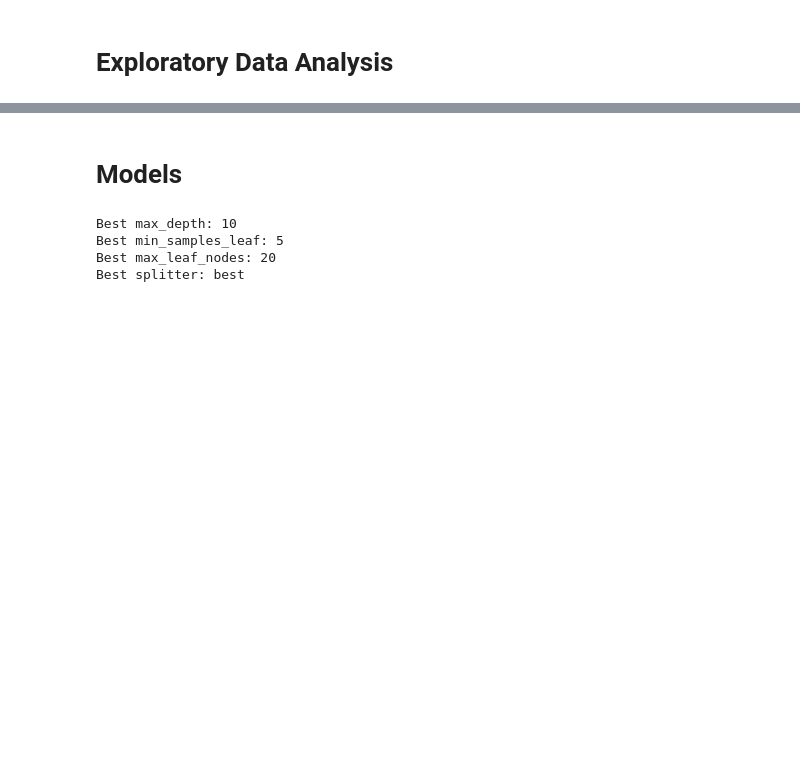
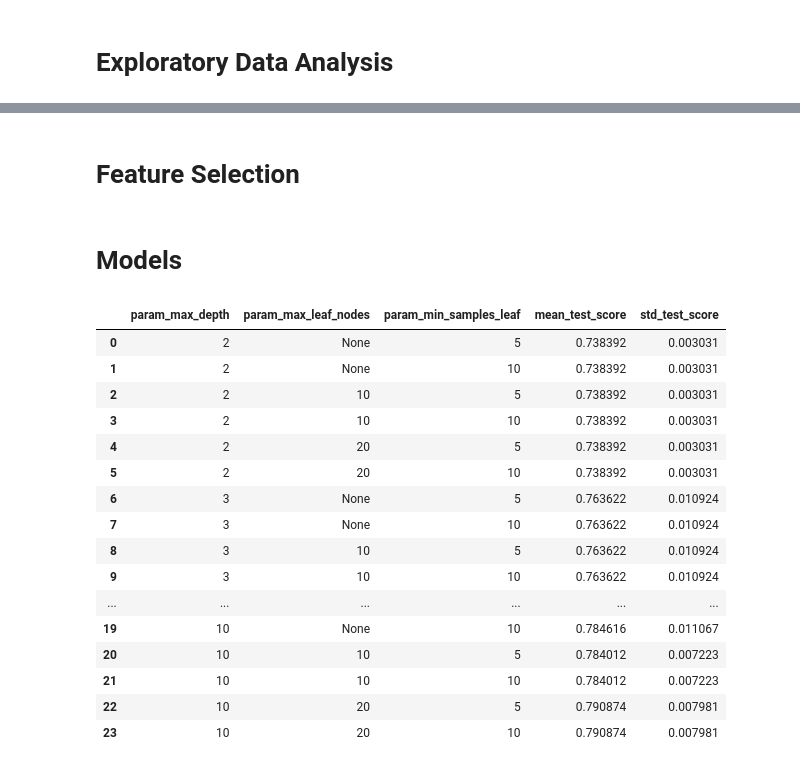
Before and after one commit to dpatularu/ai-final-project, a Jupyter notebook: final.ipynb, the cells around one changed output, grey strips where cells are left out. Saved outputs shown, nothing was run; the diff lists cells and outputs as text; code cells hidden in the pictures; blank space fills up the shorter version.

```diff
--- a/final.ipynb
+++ b/final.ipynb
@@ -105,0 +83,2 @@ test['VIP'] = test['VIP'].astype(int)
+# %% [markdown]
+# Feature Selection
@@ -114,27 +113,36 @@ train_X, val_X, train_y, val_y = train_test_split(X, y)
 # %%
 #Decision Tree
 
 hyperparameters = {
     'max_depth': [2,3,5,10],
     'min_samples_leaf': [5,10],
     "max_leaf_nodes":[None,10,20],
-    'splitter': ["best","random"]
 }
 
 dt = DecisionTreeClassifier()
-dt_clf = GridSearchCV(dt, hyperparameters, cv=10)
+dt_clf = GridSearchCV(dt, hyperparameters, cv=3, n_jobs=-1)
+dt_model = dt_clf.fit(train_X, train_y)
 
-dt_model = dt_clf.fit(train_X, train_y)
-print('Best max_depth:', dt_model.best_estimator_.get_params()['max_depth'])
-print('Best min_samples_leaf:', dt_model.best_estimator_.get_params()['min_samples_leaf'])
-print('Best max_leaf_nodes:', dt_model.best_estimator_.get_params()['max_leaf_nodes'])
-print('Best splitter:', dt_model.best_estimator_.get_params()['splitter'])
-print('')
+dt_model_scores = pd.DataFrame(dt_model.cv_results_)
+dt_model_scores[['param_max_depth', 'param_max_leaf_nodes', 'param_min_samples_leaf', 'mean_test_score', 'std_test_score']]
 # %% [output]
-Best max_depth: 10
-Best min_samples_leaf: 5
-Best max_leaf_nodes: 20
-Best splitter: best
+|  | param_max_depth | param_max_leaf_nodes | param_min_samples_leaf | mean_test_score | std_test_score |
+| 0 | 2 | None | 5 | 0.738392 | 0.003031 |
+| 1 | 2 | None | 10 | 0.738392 | 0.003031 |
+| 2 | 2 | 10 | 5 | 0.738392 | 0.003031 |
+| 3 | 2 | 10 | 10 | 0.738392 | 0.003031 |
+| 4 | 2 | 20 | 5 | 0.738392 | 0.003031 |
+| 5 | 2 | 20 | 10 | 0.738392 | 0.003031 |
+| 6 | 3 | None | 5 | 0.763622 | 0.010924 |
+| 7 | 3 | None | 10 | 0.763622 | 0.010924 |
+| 8 | 3 | 10 | 5 | 0.763622 | 0.010924 |
+| 9 | 3 | 10 | 10 | 0.763622 | 0.010924 |
+| ... | ... | ... | ... | ... | ... |
+| 19 | 10 | None | 10 | 0.784616 | 0.011067 |
+| 20 | 10 | 10 | 5 | 0.784012 | 0.007223 |
+| 21 | 10 | 10 | 10 | 0.784012 | 0.007223 |
+| 22 | 10 | 20 | 5 | 0.790874 | 0.007981 |
+| 23 | 10 | 20 | 10 | 0.790874 | 0.007981 |
 # %%
 #K-nearest neighbors
 
```
Also changed, not shown: parts of 16 cells of this notebook.
